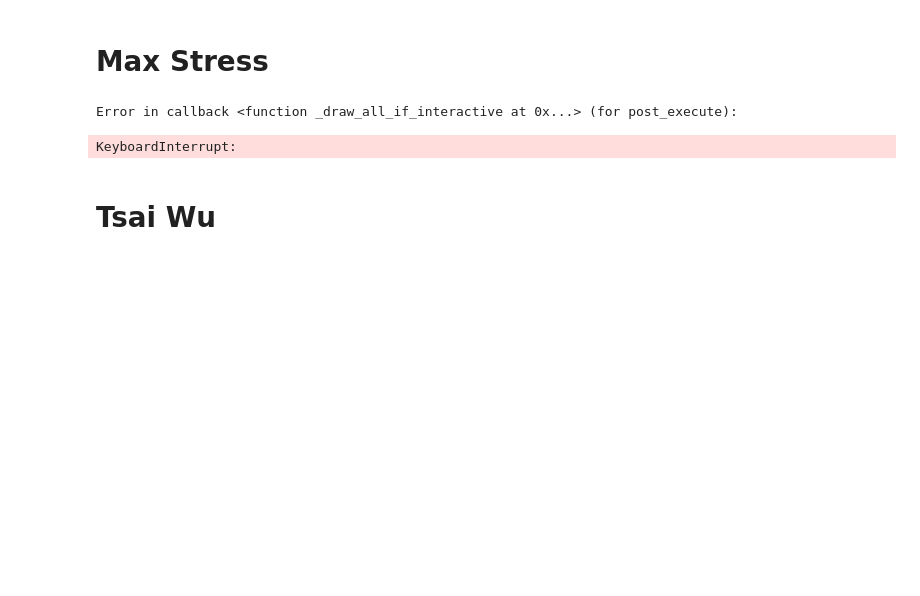
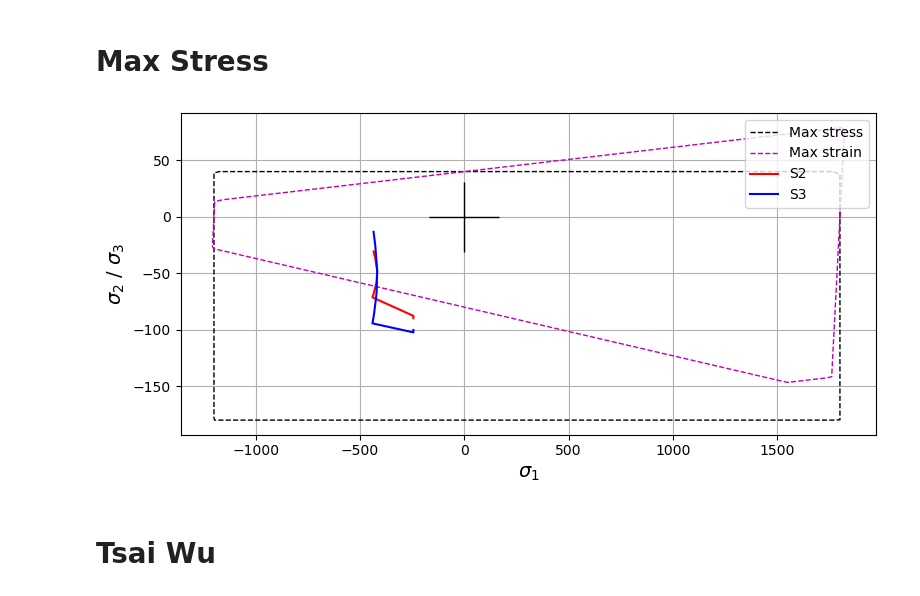
Before and after one commit to Hakonimatata/Lettvekt-Design, a Jupyter notebook: A2/A2_testing.ipynb, the cells around one changed output. Drawn from its saved outputs; the diff is of its cells as text; code cells hidden in the pictures; blank space fills up the shorter version.

```diff
--- a/A2/A2_testing.ipynb
+++ b/A2/A2_testing.ipynb
@@ -301,19 +301,26 @@ def plot_max_stress(material, sigma_1, sigma_2, sigma_3, pos, label_start="", la
     ax.plot((0,),(0,),'+',color='black',markersize=50)
 
     # empty list of normal stresses in the 1-2 plane:
+    s1_MS,s2_MS=[],[]
     s1_ME,s2_ME=[],[]
 
     for a in np.linspace(0, 2*np.pi, 3600):
         s1i=np.cos(a)
         s2i=np.sin(a)
 
-        fe=fE_maxstress((s1i,s2i,0,0,0,0), material)
+        fe_MS = fE_maxstress((s1i,s2i,0,0,0,0), material)
+        fe_ME = fE_maxstrain((s1i,s2i,0,0,0,0), material)
 
         # then scaling by the load-proportionality ratio (1/fE):
-        s1_ME.append(s1i/fe)
-        s2_ME.append(s2i/fe)
+        s1_MS.append(s1i/fe_MS)
+        s2_MS.append(s2i/fe_MS)
 
-        ax.plot(s1_ME,s2_ME,color="black",linewidth=1, ls="--")
+        s1_ME.append(s1i/fe_ME)
+        s2_ME.append(s2i/fe_ME)
+
+    # Plot failure envelope
+    ax.plot(s1_MS,s2_MS,color="black",linewidth=1, ls="--", label="Max stress")
+    ax.plot(s1_ME,s2_ME,color="m",linewidth=1, ls="--", label="Max strain")
 
     # ---- Plot actual stresses ----
 
@@ -323,12 +330,12 @@ def plot_max_stress(material, sigma_1, sigma_2, sigma_3, pos, label_start="", la
 
 
     # Add text for min and max radial pos
-    ax.text(sigma_1[0], sigma_2[0], label_start, fontsize=14)
-    ax.text(sigma_1[-1], sigma_2[-1], label_end, fontsize=14)
+    # ax.text(sigma_1[0], sigma_2[0], label_start, fontsize=14)
+    # ax.text(sigma_1[-1], sigma_2[-1], label_end, fontsize=14)
 
 
     ax.legend()
     ax.set_xlabel(r'$\sigma_1$',fontsize=14)
-    ax.set_ylabel(r'$\sigma_2$',fontsize=14)
+    ax.set_ylabel(r'$\sigma_2$ / $\sigma_3$',fontsize=14)
     ax.grid(True)
     plt.tight_layout()
@@ -448,10 +465,9 @@ No artists with labels found to put in legend.  Note that artists whose label st
 # %% [markdown]
 # Max Stress
 # %%
-plot_max_stress(Carbon_EpoxyA, sigma_1=S11, sigma_2=S22, sigma_3=S33, pos=pos, label_start="Outer surface", label_end="Inner surface")
+plot_max_stress(Carbon_EpoxyA, sigma_1=S11, sigma_2=S22, sigma_3=S33, pos=pos)#, label_start="Outer surface", label_end="Inner surface")
 # %% [output]
-Error in callback <function _draw_all_if_interactive at 0x...> (for post_execute):
-KeyboardInterrupt:
+[figure, added]
 # %% [markdown]
 # Tsai Wu
 # %%
```
Also changed, not shown: parts of 2 cells of this notebook.
